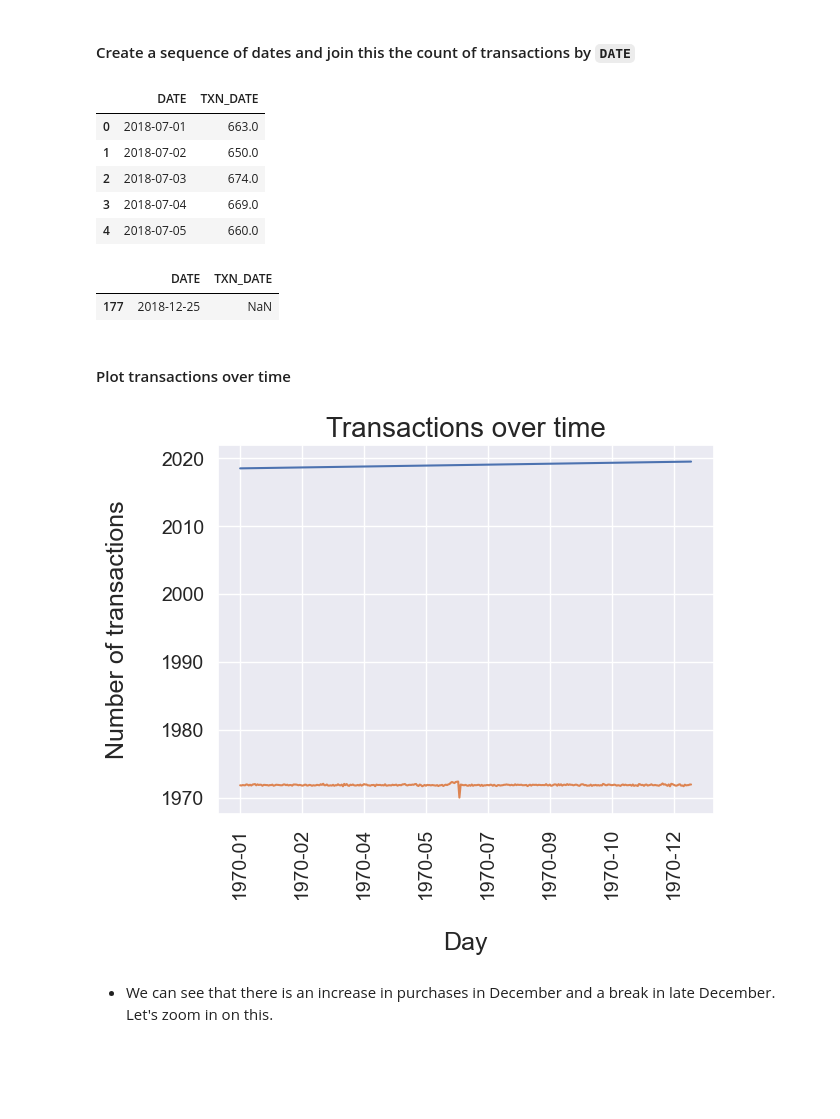
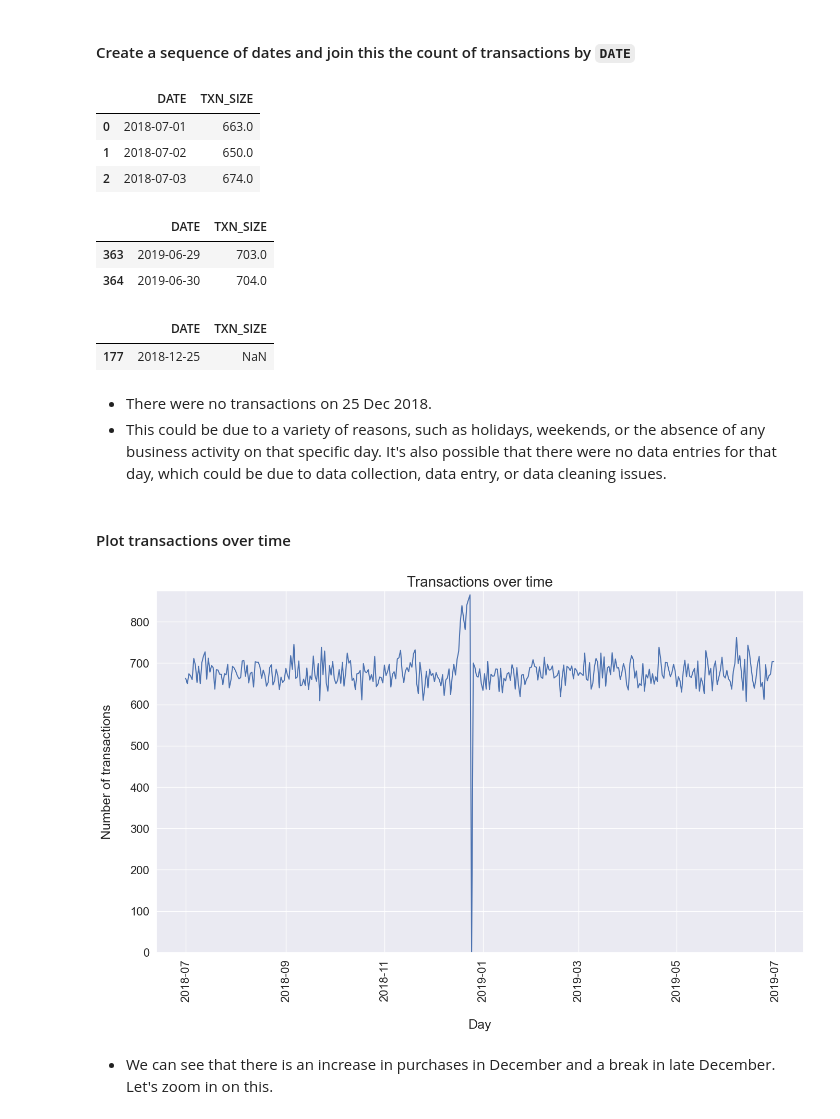
Before and after one commit to sabirinID/Quantium-Data-Analytics-Virtual-Internship, a Jupyter notebook: Files/1-Data Preparation and Customer Analytics/1-Data Preparation.ipynb, the cells around one changed output. Cells and saved outputs as stored; diff of their text form; code cells hidden in the pictures; blank space fills up the shorter version.

```diff
--- a/Files/1-Data Preparation and Customer Analytics/1-Data Preparation.ipynb
+++ b/Files/1-Data Preparation and Customer Analytics/1-Data Preparation.ipynb
@@ -293,7 +293,11 @@ not an ordinary retail customer. The customer might be buying chips for commerci
 purposes instead. We'll remove this loyalty card number from further analysis.
 # %% [markdown]
 #### Filter out the customer based on the loyalty card number
-# %%
-transactionData = transactionData[~transactionData['LYLTY_CARD_NBR'] == 226000]
+# %%
+# Get the indices of the rows where 'LYLTY_CARD_NBR' is 226000
+indices = transactionData[transactionData['LYLTY_CARD_NBR'] == 226000].index
+
+# Drop the rows
+transactionData.drop(indices, inplace=True)
 # %% [markdown]
 #### Re-examine transaction data
@@ -325,42 +361,57 @@ date_df.set_index('DATE', inplace=True)
 # Join the 'transactionData' DataFrame with the 'date_df' DataFrame
 # using a left join. This will fill in missing days with NaN values.
 transaction_date = transactionData.groupby('DATE').size()
-transaction_date.name = 'TXN_DATE'
+transaction_date.name = 'TXN_SIZE'
 joined_df = date_df.join(transaction_date, how='left')
 
 # Reset the index
 joined_df.reset_index(inplace=True)
-joined_df.head()
-# %% [output]
-|  | DATE | TXN_DATE |
-| 0 | 2018-07-01 | 663.0 |
-| 1 | 2018-07-02 | 650.0 |
-| 2 | 2018-07-03 | 674.0 |
-| 3 | 2018-07-04 | 669.0 |
-| 4 | 2018-07-05 | 660.0 |
+# %%
+joined_df.head(3)
+# %% [output]
+|  | DATE | TXN_SIZE |
+| 0 | 2018-07-01 | 663.0 |
+| 1 | 2018-07-02 | 650.0 |
+| 2 | 2018-07-03 | 674.0 |
+# %%
+joined_df.tail(2)
+# %% [output]
+|  | DATE | TXN_SIZE |
+| 363 | 2019-06-29 | 703.0 |
+| 364 | 2019-06-30 | 704.0 |
 # %%
-joined_df[joined_df['TXN_DATE'].isna() == True]
+joined_df[joined_df['TXN_SIZE'].isna() == True]
 # %% [output]
-|  | DATE | TXN_DATE |
+|  | DATE | TXN_SIZE |
 | 177 | 2018-12-25 | NaN |
+# %% [markdown]
+- There were no transactions on 25 Dec 2018.
+- This could be due to a variety of reasons, such as holidays, weekends, or the absence of any business activity on that specific day. It's also possible that there were no data entries for that day, which could be due to data collection, data entry, or data cleaning issues.
+# %%
+# Fill in the missing values with 0
+joined_df.fillna(0, inplace=True)
 # %% [markdown]
 #### Plot transactions over time
 # %%
 from matplotlib.dates import DateFormatter
 
-transactions_by_day = joined_df.copy()
-fig, ax = plt.subplots()
-ax.plot(joined_df.index, joined_df.values)
+txn_by_day = joined_df.copy()
+
+# Create a figure
+fig, ax = plt.subplots(figsize=(16, 9))
+ax.plot(txn_by_day['DATE'], txn_by_day['TXN_SIZE'])
 ax.xaxis.set_major_formatter(DateFormatter('%Y-%m'))
+
 plt.title('Transactions over time', fontsize=20)
 plt.xlabel('\nDay', fontsize=18)
 plt.ylabel('Number of transactions\n', fontsize=18)
-plt.xticks(fontsize=14, rotation=90)
-plt.yticks(fontsize=14)
+plt.xticks(fontsize=16, rotation=90)
+plt.yticks(fontsize=16)
+plt.ylim(0, 875)
 
 plt.show()
 # %% [output]
-[figure, old version]
+[figure, new version]
 # %% [markdown]
 - We can see that there is an increase in purchases in December and a break in late
 December. Let's zoom in on this.
```
Also changed, not shown: parts of 28 cells of this notebook.
